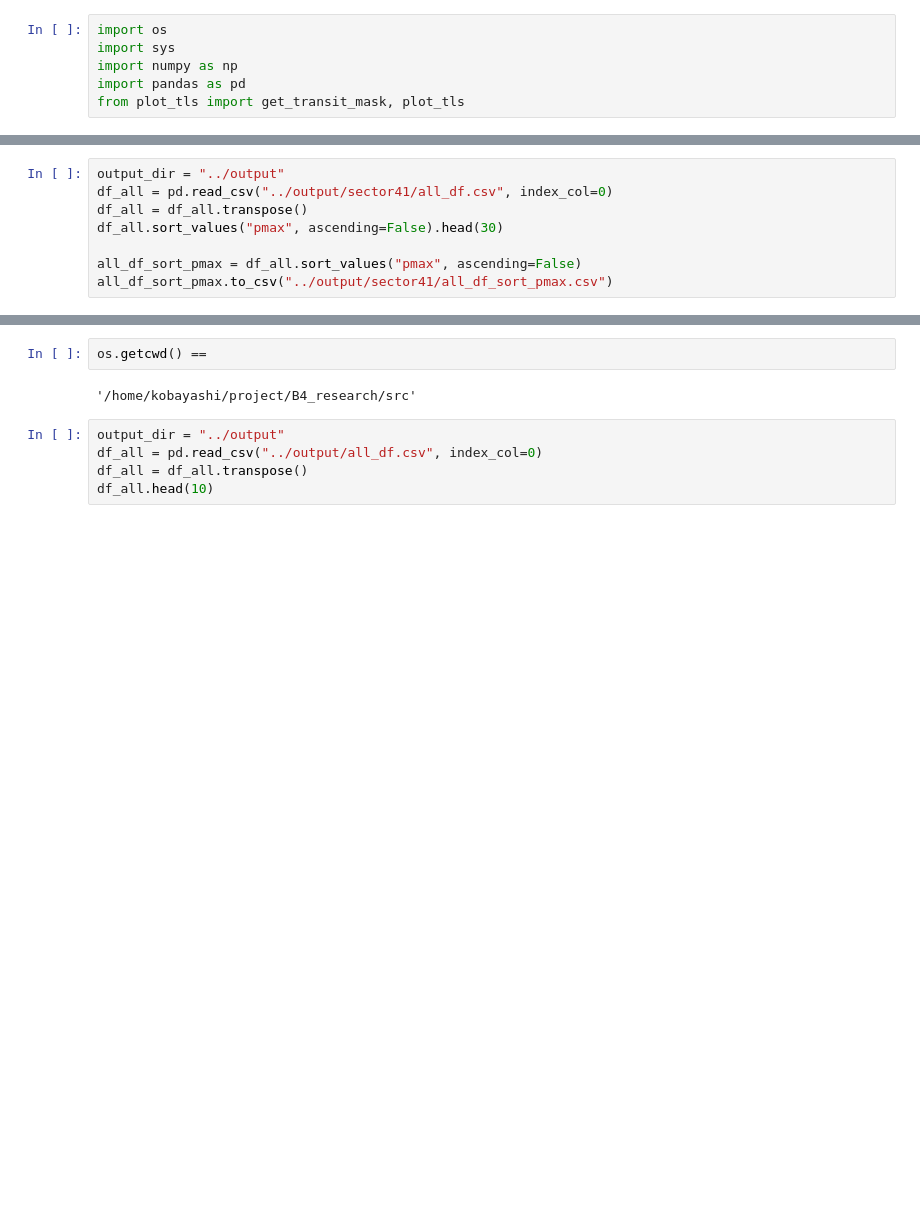
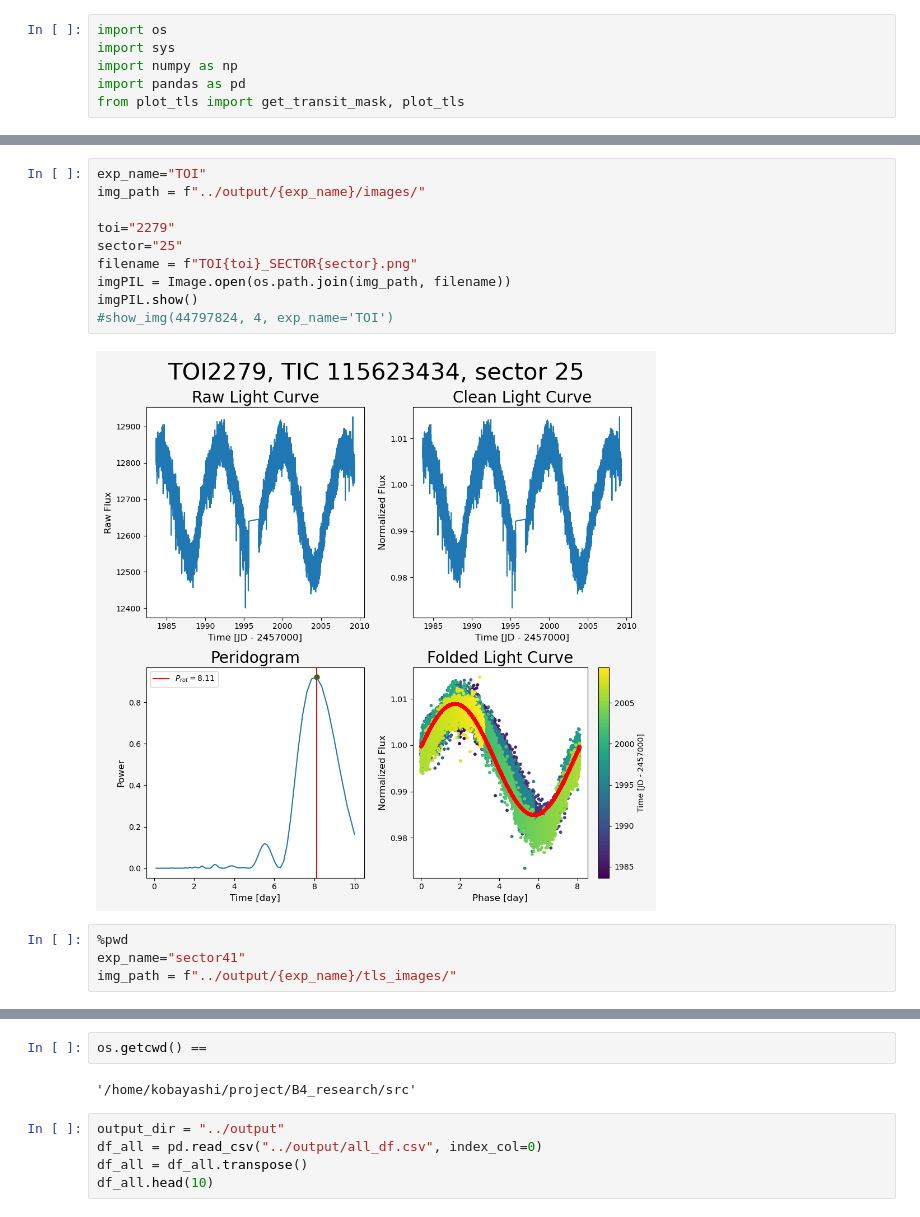
Before and after one commit to hiremasa/ytps, a Jupyter notebook: src/working_notebook.ipynb, the cells around one changed output, grey strips where cells are left out. Drawn from its saved outputs; the diff is of its cells as text; blank space fills up the shorter version.

```diff
--- a/src/working_notebook.ipynb
+++ b/src/working_notebook.ipynb
@@ -25,8 +40,16 @@ def show_img(toi: int, sector: int):
-# %%
-output_dir = "../output"
-df_all = pd.read_csv("../output/sector41/all_df.csv", index_col=0)
-df_all = df_all.transpose()
-df_all.sort_values("pmax", ascending=False).head(30)
-
-all_df_sort_pmax = df_all.sort_values("pmax", ascending=False)
-all_df_sort_pmax.to_csv("../output/sector41/all_df_sort_pmax.csv")
+# %%
+exp_name="TOI"
+img_path = f"../output/{exp_name}/images/"
+
+toi="2279"
+sector="25"
+filename = f"TOI{toi}_SECTOR{sector}.png"
+imgPIL = Image.open(os.path.join(img_path, filename))
+imgPIL.show()
+#show_img(44797824, 4, exp_name='TOI')
+# %% [output]
+[figure, added]
+# %%
+%pwd
+exp_name="sector41"
+img_path = f"../output/{exp_name}/tls_images/"
```
Also changed, not shown: parts of 15 cells of this notebook, 4 other files.
